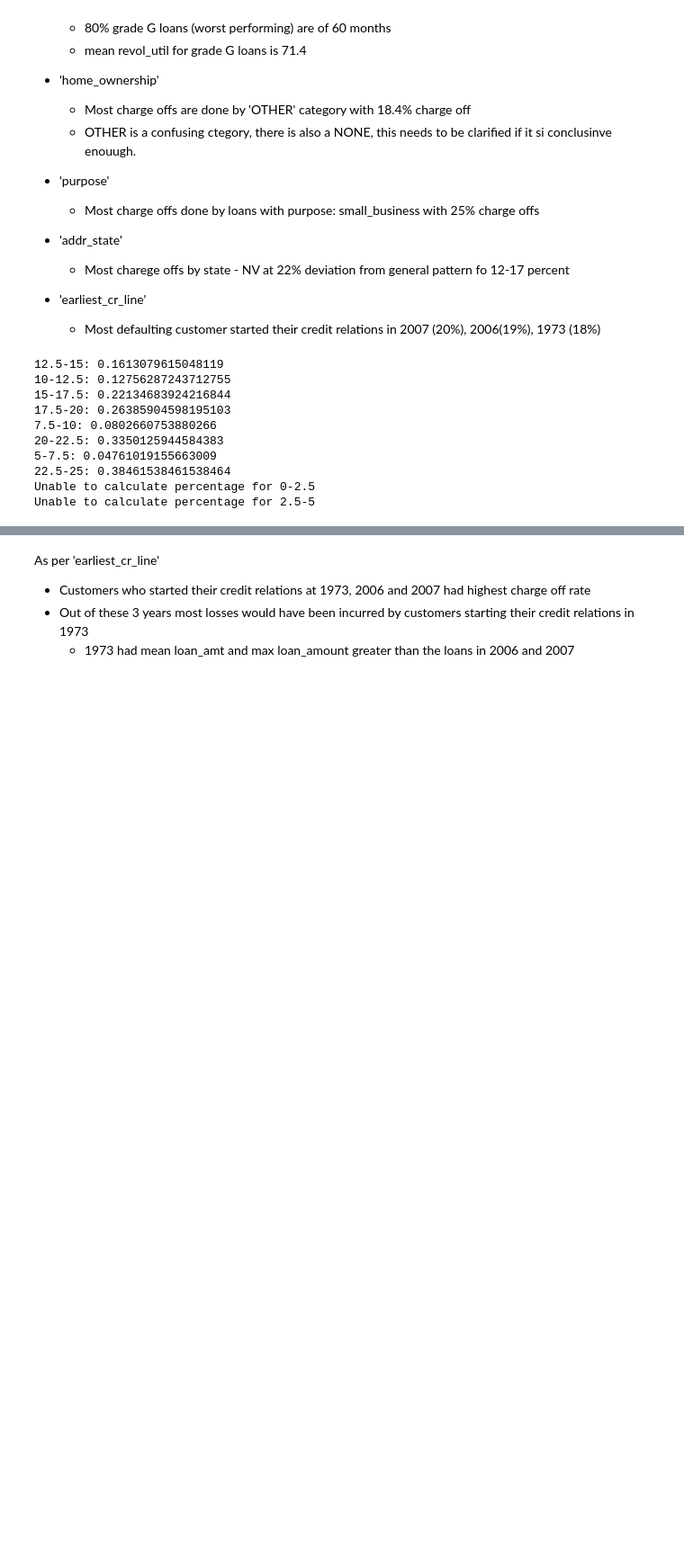
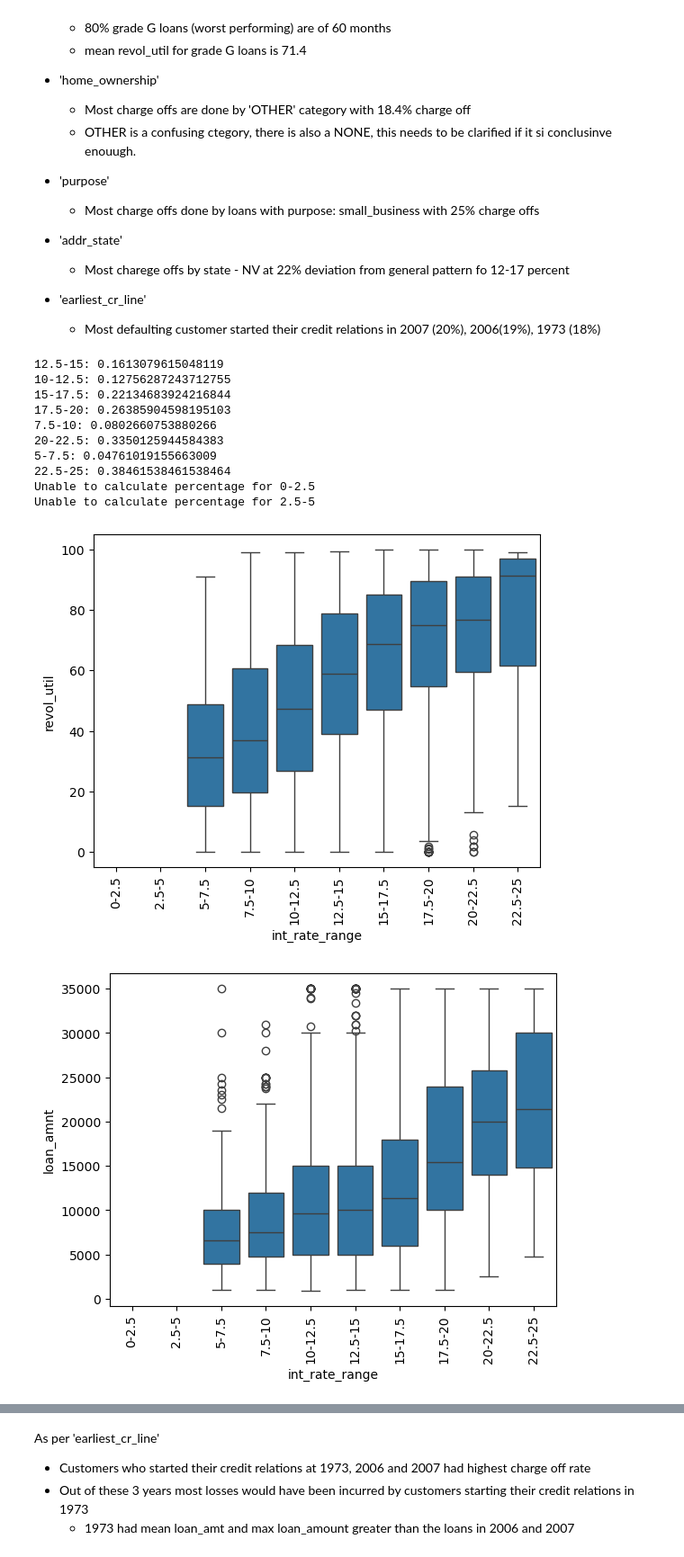
Before and after one commit to VFulara/LendingClubCaseStudy, a Jupyter notebook: final.ipynb, the cells around one changed output, grey strips where cells are left out. Shown at 90% size. Cells and saved outputs as stored; diff of their text form; code cells hidden in the pictures; blank space fills up the shorter version.

```diff
--- a/final.ipynb
+++ b/final.ipynb
@@ -525,33 +568,44 @@ OBSERVATIONS FOR CATEGORICAL VARIABLE
 # credit_card            10
 # small_business         25
 # home_improvement       12
 # major_purchase         10
 # car                    10
 # medical                15
 # wedding                 10
 # moving                  16
 # house                   15
 # educational             17
 # vacation                14
 # renewable_energy        18
 
 colName = 'int_rate_range'
 for colVal in chargedOffDf[colName].value_counts().index.to_list():
     try:
         print(f"{colVal}: {chargedOffDf[chargedOffDf[colName] == colVal].shape[0]/loan_df[loan_df[colName] == colVal].shape[0]}")
     except Exception as e:
         print(f'Unable to calculate percentage for {colVal}')
+
+
+sns.boxplot(x='int_rate_range', y='revol_util', data=chargedOffDf, order=['0-2.5', '2.5-5', '5-7.5', '7.5-10', '10-12.5', '12.5-15', '15-17.5', '17.5-20', '20-22.5', '22.5-25'])
+plt.xticks(rotation=90)
+plt.show()
+
+sns.boxplot(x='int_rate_range', y='loan_amnt', data=chargedOffDf, order=['0-2.5', '2.5-5', '5-7.5', '7.5-10', '10-12.5', '12.5-15', '15-17.5', '17.5-20', '20-22.5', '22.5-25'])
+plt.xticks(rotation=90)
+plt.show()
 # %% [output]
 12.5-15: 0.1613079615048119
 10-12.5: 0.12756287243712755
 15-17.5: 0.22134683924216844
 17.5-20: 0.26385904598195103
 7.5-10: 0.0802660753880266
 20-22.5: 0.3350125944584383
 5-7.5: 0.04761019155663009
 22.5-25: 0.38461538461538464
 Unable to calculate percentage for 0-2.5
 Unable to calculate percentage for 2.5-5
+[figure, added]
+[figure, added]
 # %%
 print('1973: ',chargedOffDf[chargedOffDf['earliest_cr_line'] == 1973]['loan_amnt'].describe())
 
```
Also changed, not shown: parts of 4 cells of this notebook, 5 other files.
